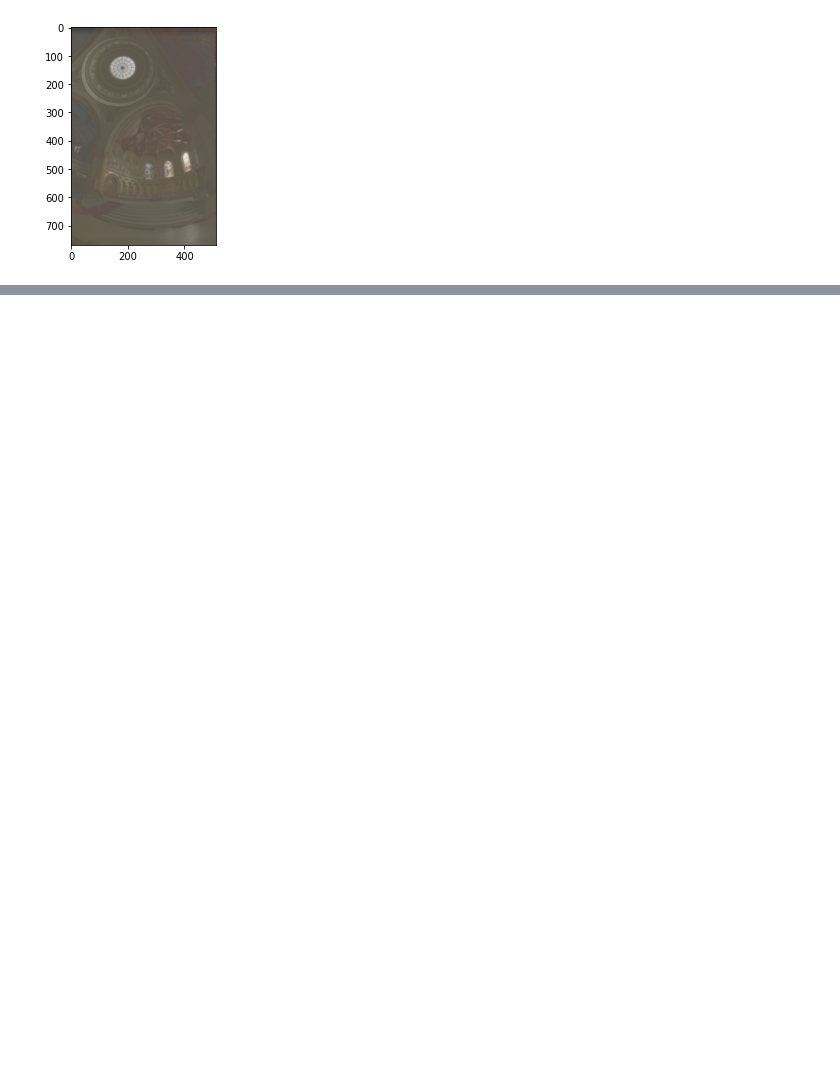
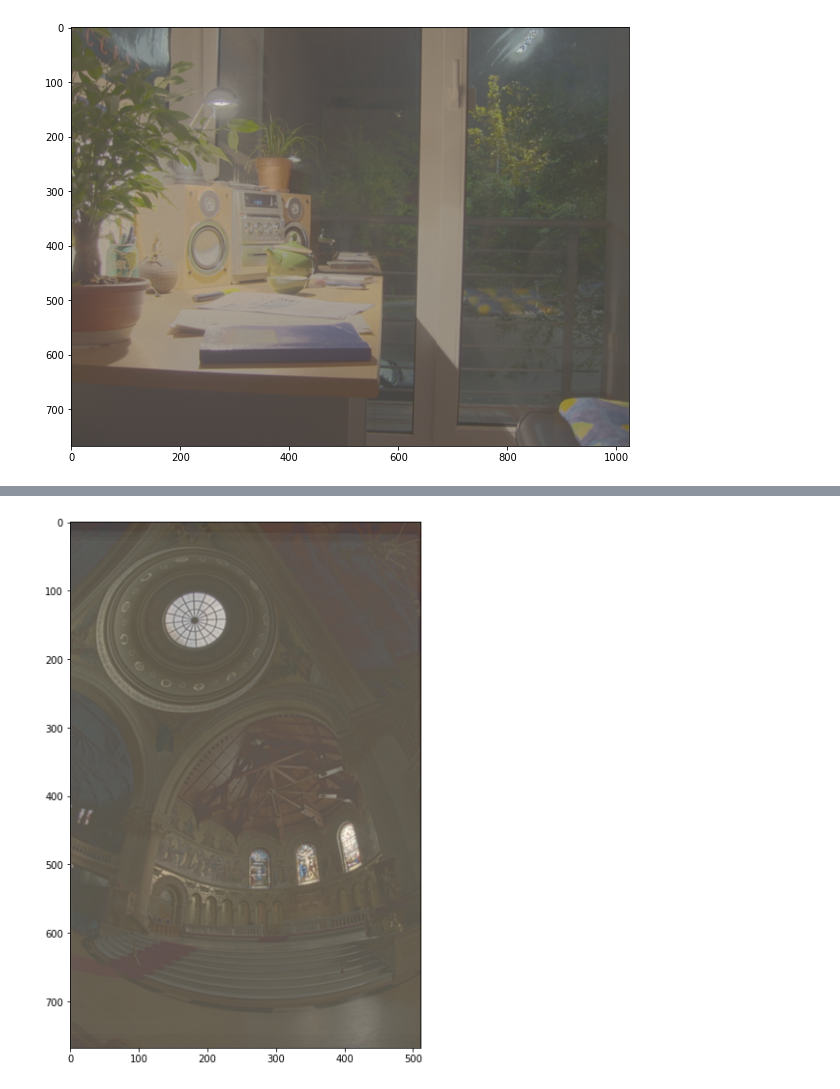
Before and after one commit to ChihMin/vfx, a Jupyter notebook: hw1/HW1.ipynb, the cells around one changed output, grey strips where cells are left out. Cells and saved outputs as stored; diff of their text form; code cells hidden in the pictures; blank space fills up the shorter version.

```diff
--- a/hw1/HW1.ipynb
+++ b/hw1/HW1.ipynb
@@ -247,37 +308,64 @@ End
 # %%
+# Here is HDR with OpenCV built-in API to generate HDR
+
 from matplotlib import pyplot as plt
 import cv2
 import glob
 import numpy as np
 
+def main(TESTCASE):
+    expSample = list()
+    images = list()
 
-expSample = [13.0, 10.0, 4.0, 3.2, 1, 0.8, 1.0/3, 1.0/4, 1.0/60, 1.0/80, 1.0/320, 1.0/400, 1.0/1000]
-images = glob.glob('/home/chihmin/vfx/hw1/exposures/*')
+    fx = 1.0
+    fy = 1.0
 
-"""
-images = glob.glob('/home/chihmin/vfx/hw1/memorial/*')
-images.sort()
-fin = open('mem_exp.txt')
-expSample = list()
-while True:
-    s = fin.readline()
-    if not s:
-        break
-    expSample.append(1/float(s.split()[1]))
-fin.close()
-print(len(images), len(expSample))
-"""
+    if TESTCASE == 1:
+        fx = 0.5
+        fy = 0.5
+        expSample = [13.0, 10.0, 4.0, 3.2, 1, 0.8, 1.0/3, 1.0/4, 1.0/60, 1.0/80, 1.0/320, 1.0/400, 1.0/1000]
+        images = glob.glob('./exposures/*')
+    elif TESTCASE == 2:
+        fx = 1
+        fy = 1
+        expSample = list()
+        images = glob.glob('./memorial/*')
+        images.sort()
+        fin = open('mem_exp.txt')
+        while True:
+            s = fin.readline()
+            if not s:
+                break
+            expSample.append(1/float(s.split()[1]))
+        fin.close()
+    elif TESTCASE == 3:
+        fx = 0.125
+        fy = 0.125
+        expSample = [1.0/800, 1.0/640, 1.0/500, 1.0/400, 1.0/320, 1.0/250, 1.0/200, 1.0/160, 1.0/125, 1.0/100, 1.0/80, 1.0/60]
+        # expSample = [e * 32 * 64 for e in expSample]
+        images = glob.glob('./sunset/*')
+    elif TESTCASE == 4:
+        fx = 0.25
+        fy = 0.25
+        expSample = [4.0, 2.0, 1.0, 1.0/2, 1.0/4, 1.0/8, 1.0/15, 1.0/30, 1.0/60, 1.0/125, 1.0/250, 1.0/500, 1.0/1000, 1.0/2000]
+        images = glob.glob('./demo/*')
 
+    print(len(images), len(expSample))
 
-merge = cv2.createMergeDebevec()
-expSample = np.array(expSample, dtype=np.float32)
-img_list = [cv2.imread(fn) for fn in images]
-img = merge.process(img_list, times=expSample)
-tonemap1 = cv2.createTonemapDurand(gamma=3.3)
-print(img.shape)
-res_debvec = tonemap1.process(img.copy())
-res_debvec_8bit = cv2.cvtColor(np.clip(res_debvec*255, 0, 255).astype('uint8'), cv2.COLOR_BGR2RGB)
+    merge = cv2.createMergeDebevec()
+    expSample = np.array(expSample, dtype=np.float32)
+    img_list = [cv2.imread(fn) for fn in images]
+    img = merge.process(img_list, times=expSample)
+    tonemap1 = cv2.createTonemapDurand(gamma=3.3)
+    print(img.shape)
+    res_debvec = tonemap1.process(img.copy())
+    res_debvec_8bit = cv2.cvtColor(np.clip(res_debvec*255, 0, 255).astype('uint8'), cv2.COLOR_BGR2RGB)
 
-plt.imshow(res_debvec_8bit, interpolation='bicubic')
-plt.show()
+    plt.figure(figsize=(10,10))
+    plt.imshow(res_debvec_8bit, interpolation='bicubic')
+    plt.show()
+
+if __name__ == "__main__":
+    for TESTCASE in [1,2,4]:
+        main(TESTCASE)
 # %% [output]
@@ -286 +374 @@ plt.show()
-[figure, old version]
+[figure, new version]
@@ -286,0 +377 @@ plt.show()
+[figure, added]
```
Also changed, not shown: parts of 2 cells of this notebook.
